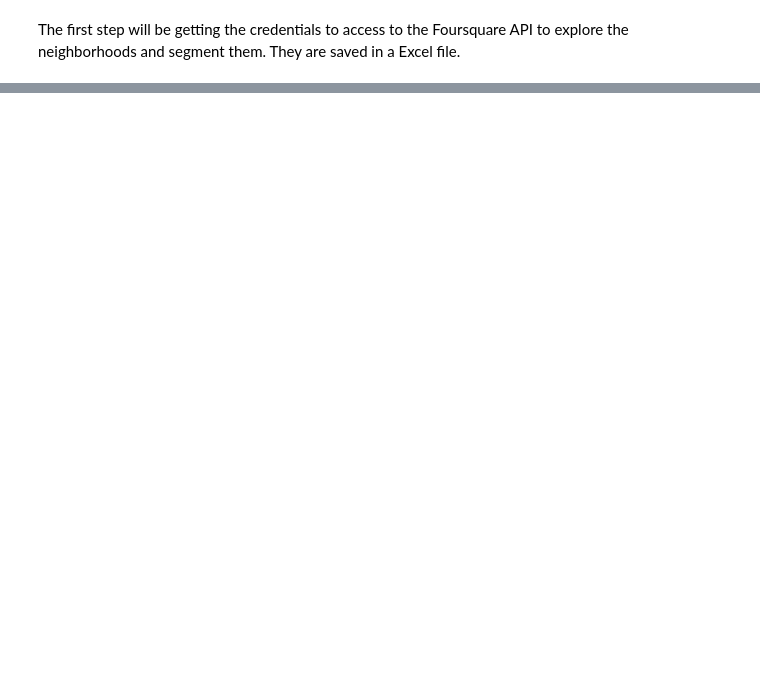
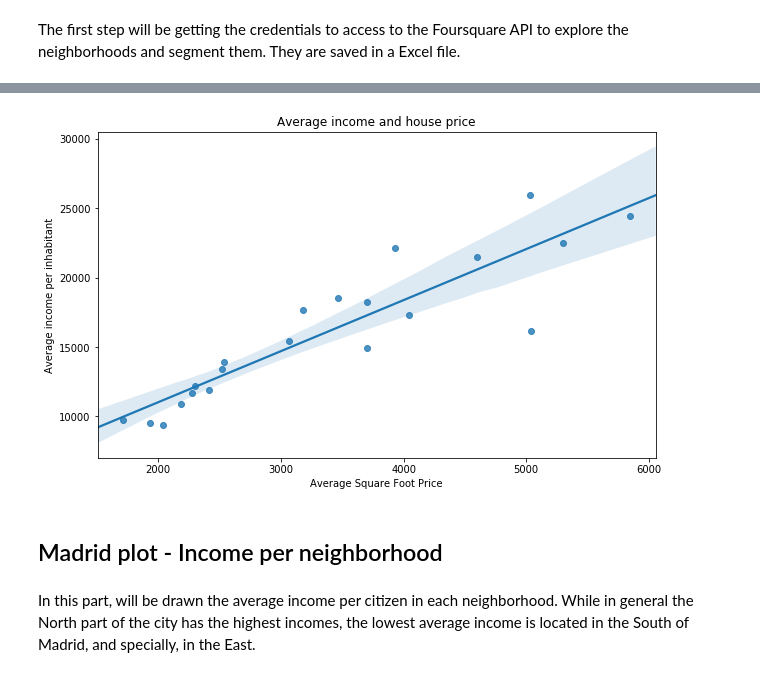
Before and after one commit to javiermorenof/Data_Science_Prof_Certificate_Capstone, a Jupyter notebook: Final Project - Javier Moreno.ipynb, the cells around one changed output, grey strips where cells are left out. Saved outputs shown, nothing was run; the diff lists cells and outputs as text; code cells hidden in the pictures; blank space fills up the shorter version.

```diff
--- a/Final Project - Javier Moreno.ipynb
+++ b/Final Project - Javier Moreno.ipynb
@@ -93,0 +98,3 @@ VERSION = '20180604'
+# %%
+madrid_df = pd.read_excel("precio_vivienda.xlsx")
+madrid_df.head()
@@ -93,0 +112,4 @@ VERSION = '20180604'
+# %%
+#Getting the average for the last 12 months
+madrid_df["avg_price"] = madrid_df.iloc[:,1:13].mean(axis=1).round(2)
+madrid = madrid_df.loc[:,["Distrito","Renta_INE","avg_price"]]
@@ -93,0 +136,13 @@ VERSION = '20180604'
+# %%
+plt.figure(figsize=(10,6))
+ax = sns.regplot(x="avg_price", y="Renta_INE", data=madrid)
+ax.set_xlabel("Average Square Foot Price")
+ax.set_ylabel("Average income per inhabitant")
+ax.set_title("Average income and house price")
+plt.show()
+# %% [output]
+[figure, added]
+# %% [markdown]
+## Madrid plot - Income per neighborhood
+# %% [markdown]
+In this part, will be drawn the average income per citizen in each neighborhood. While in general the North part of the city has the highest incomes, the lowest average income is located in the South of Madrid, and specially, in the East.
```
Also changed, not shown: parts of 80 cells of this notebook, 7 other files.
